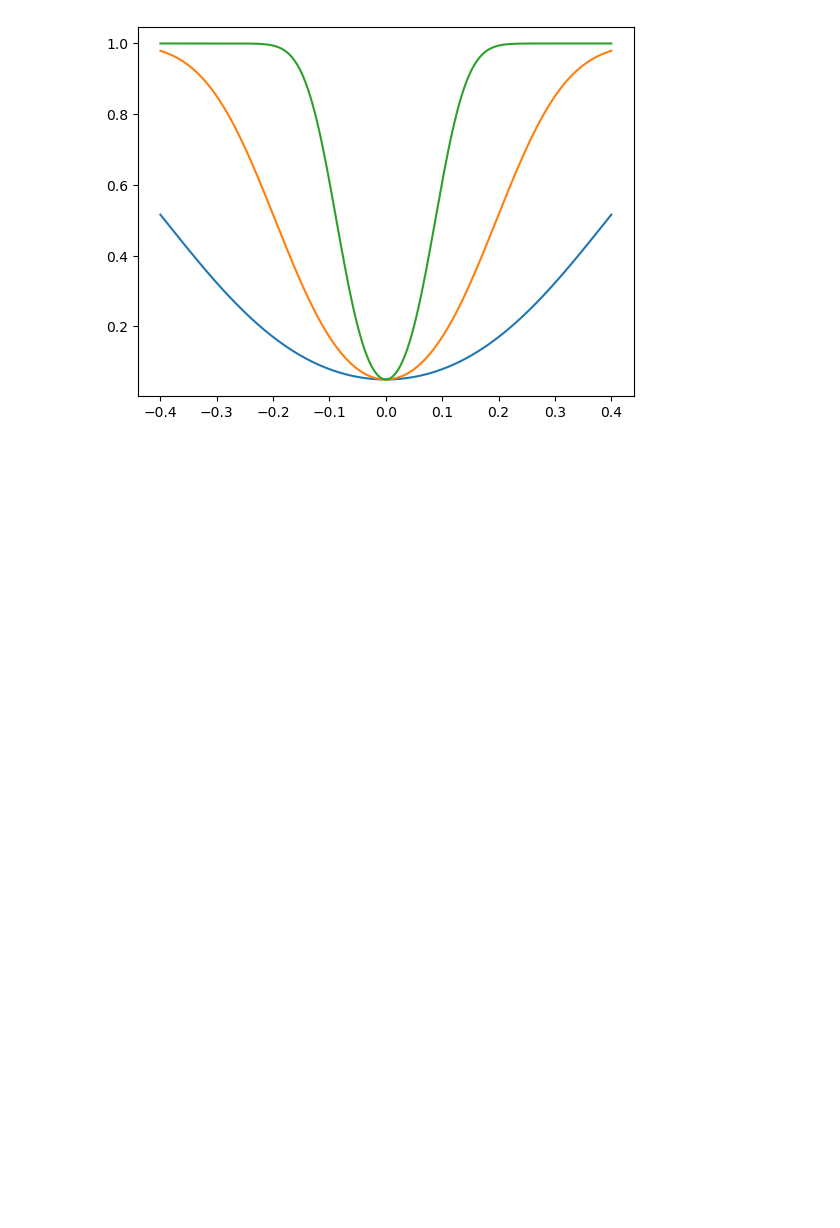
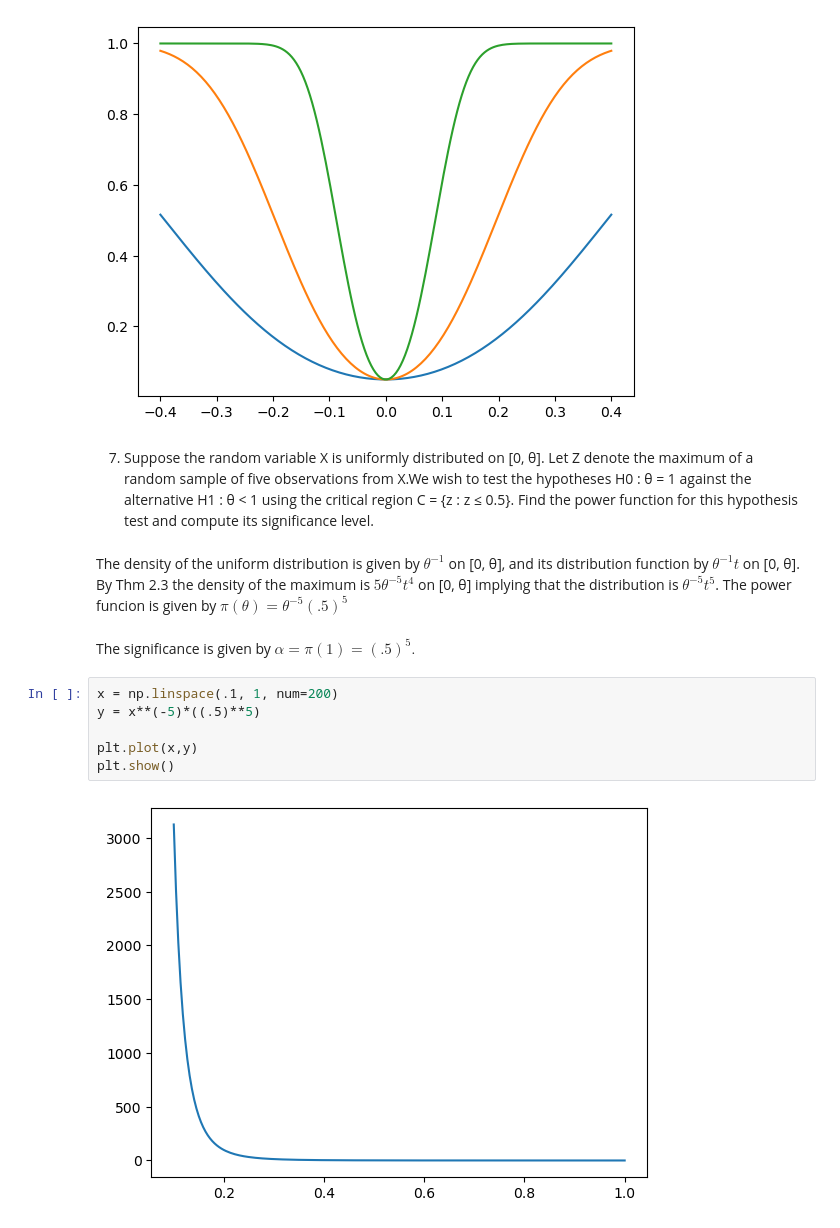
Before and after one commit to hinojosaad/statistical_inference, a Jupyter notebook: Chapter 5.ipynb, the cells around one changed output. Cells and saved outputs as stored; diff of their text form; blank space fills up the shorter version.

```diff
--- a/Chapter 5.ipynb
+++ b/Chapter 5.ipynb
@@ -182,3 +182,17 @@ plt.plot(x,y)
 plt.show()
 # %% [output]
 [figure]
+# %% [markdown]
+7. Suppose the random variable X is uniformly distributed on [0, θ]. Let Z denote the maximum of a random sample of five observations from X.We wish to test the hypotheses H0 : θ = 1 against the alternative H1 : θ < 1 using the critical region C = {z : z ≤ 0.5}. Find the power function for this hypothesis test and compute its significance level.
+# %% [markdown]
+The density of the uniform distribution is given by $\theta^{-1}$ on [0, θ], and its distribution function by $\theta^{-1}t$ on [0, θ]. By Thm 2.3 the density of the maximum is $5\theta^{-5}t^{4}$ on [0, θ] implying that the distribution is $\theta^{-5}t^{5}$. The power funcion is given by $\pi(\theta)=\theta^{-5}(.5)^{5}$
+# %% [markdown]
+The significance is given by $\alpha=\pi(1)=(.5)^5.$
+# %%
+x = np.linspace(.1, 1, num=200)
+y = x**(-5)*((.5)**5)
+
+plt.plot(x,y)
+plt.show()
+# %% [output]
+[figure, added]
```
